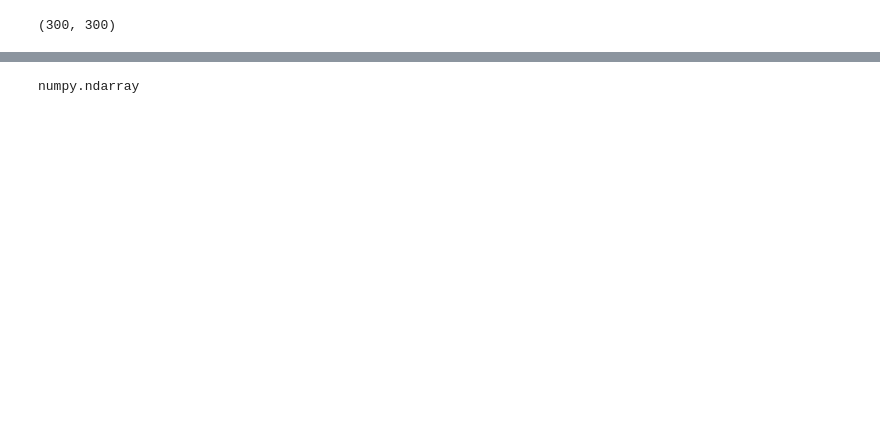
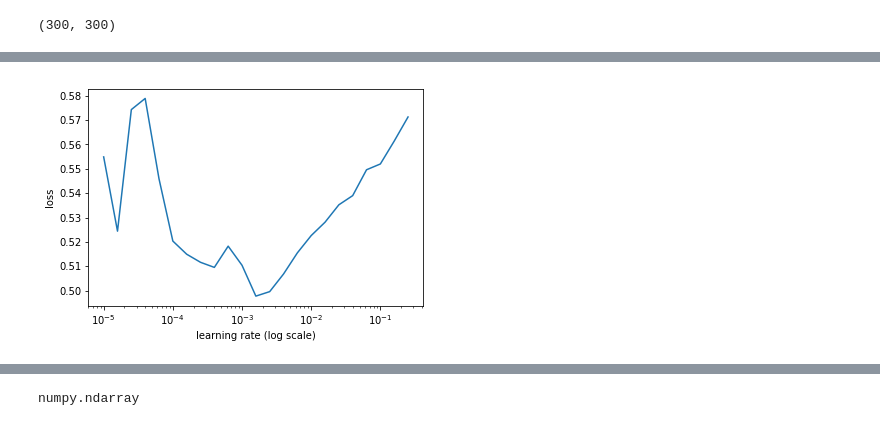
Before and after one commit to shik3519/deep-learning, a Jupyter notebook: isazi/nih-exp1.ipynb, the cells around one changed output, grey strips where cells are left out. Saved outputs shown, nothing was run; the diff lists cells and outputs as text; code cells hidden in the pictures; blank space fills up the shorter version.

```diff
--- a/isazi/nih-exp1.ipynb
+++ b/isazi/nih-exp1.ipynb
@@ -84,0 +90,2 @@ learn.sched.plot()
+# %%
+learn.fit(0.5e-4,3,cycle_len=1)
@@ -84,0 +103,4 @@ learn.sched.plot()
+# %%
+learn.sched.plot(0)
+# %% [output]
+[figure, added]
```
Also changed, not shown: parts of 43 cells of this notebook, 1 other file.
